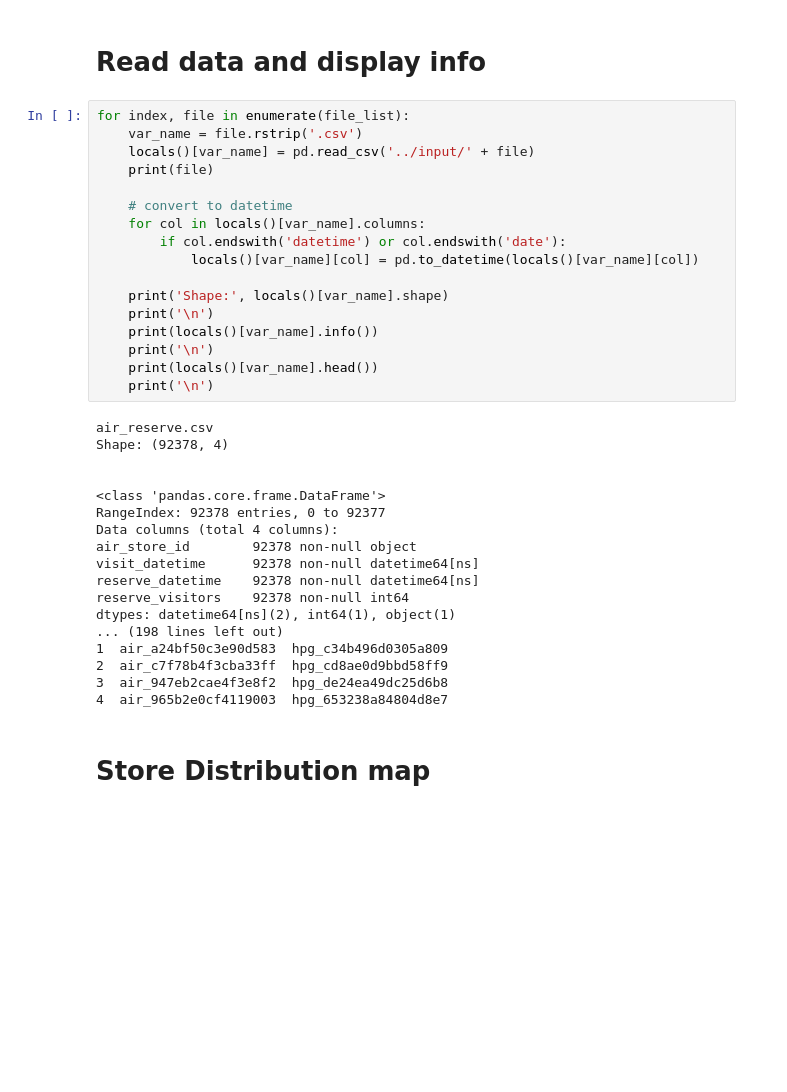
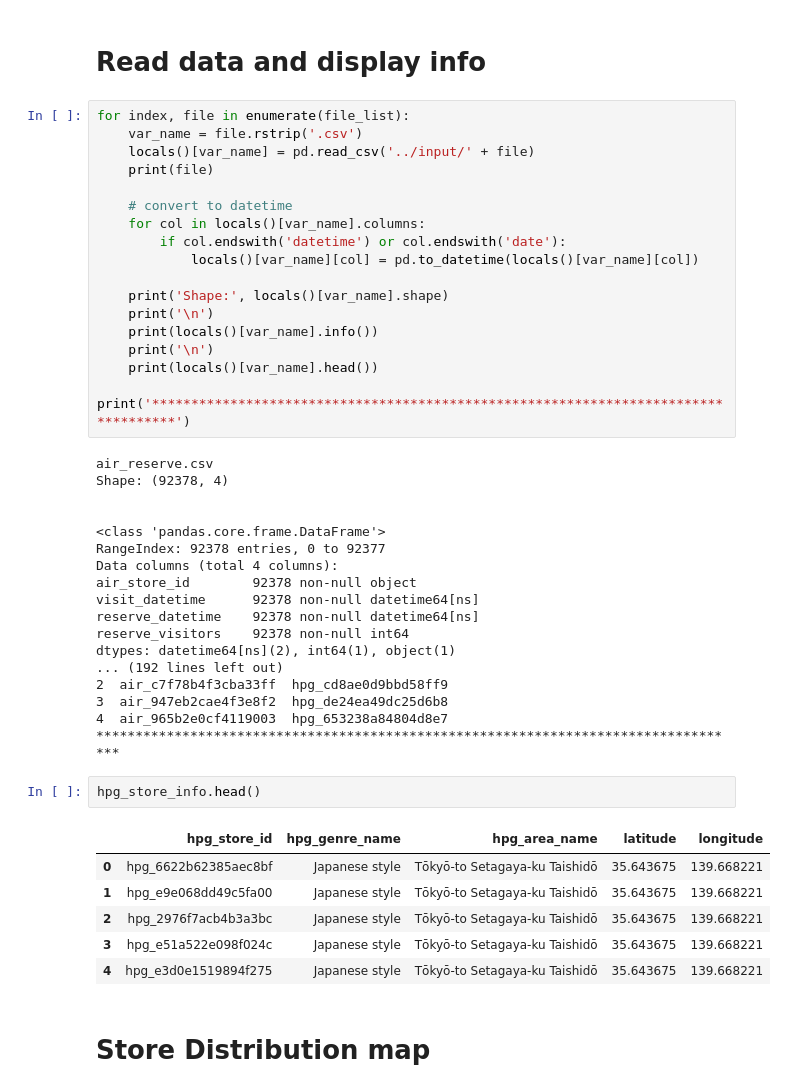
Before and after one commit to yiqingyang75/Kaggle-Restaurant-Visitor-Forecasting, a Jupyter notebook: py/Recruit Restaurant Visitor Forecasting.ipynb, the cells around one changed output. Saved outputs shown, nothing was run; the diff lists cells and outputs as text; blank space fills up the shorter version.

```diff
--- a/py/Recruit Restaurant Visitor Forecasting.ipynb
+++ b/py/Recruit Restaurant Visitor Forecasting.ipynb
@@ -44,7 +47,7 @@ for index, file in enumerate(file_list):
     print(locals()[var_name].info())
     print('\n')
     print(locals()[var_name].head())
-    print('\n')
+    print('***********************************************************************************')
 # %% [output]
 air_reserve.csv
 Shape: (92378, 4)
@@ -58,11 +61,20 @@ visit_datetime      92378 non-null datetime64[ns]
 reserve_datetime    92378 non-null datetime64[ns]
 reserve_visitors    92378 non-null int64
 dtypes: datetime64[ns](2), int64(1), object(1)
-... (198 lines left out)
-1  air_a24bf50c3e90d583  hpg_c34b496d0305a809
+... (192 lines left out)
 2  air_c7f78b4f3cba33ff  hpg_cd8ae0d9bbd58ff9
 3  air_947eb2cae4f3e8f2  hpg_de24ea49dc25d6b8
 4  air_965b2e0cf4119003  hpg_653238a84804d8e7
+***********************************************************************************
+# %%
+hpg_store_info.head()
+# %% [output]
+|  | hpg_store_id | hpg_genre_name | hpg_area_name | latitude | longitude |
+| 0 | hpg_6622b62385aec8bf | Japanese style | Tōkyō-to Setagaya-ku Taishidō | 35.643675 | 139.668221 |
+| 1 | hpg_e9e068dd49c5fa00 | Japanese style | Tōkyō-to Setagaya-ku Taishidō | 35.643675 | 139.668221 |
+| 2 | hpg_2976f7acb4b3a3bc | Japanese style | Tōkyō-to Setagaya-ku Taishidō | 35.643675 | 139.668221 |
+| 3 | hpg_e51a522e098f024c | Japanese style | Tōkyō-to Setagaya-ku Taishidō | 35.643675 | 139.668221 |
+| 4 | hpg_e3d0e1519894f275 | Japanese style | Tōkyō-to Setagaya-ku Taishidō | 35.643675 | 139.668221 |
 # %% [markdown]
 # Store Distribution map
 # %%
```
Also changed, not shown: parts of 17 cells of this notebook, 1 other file.
